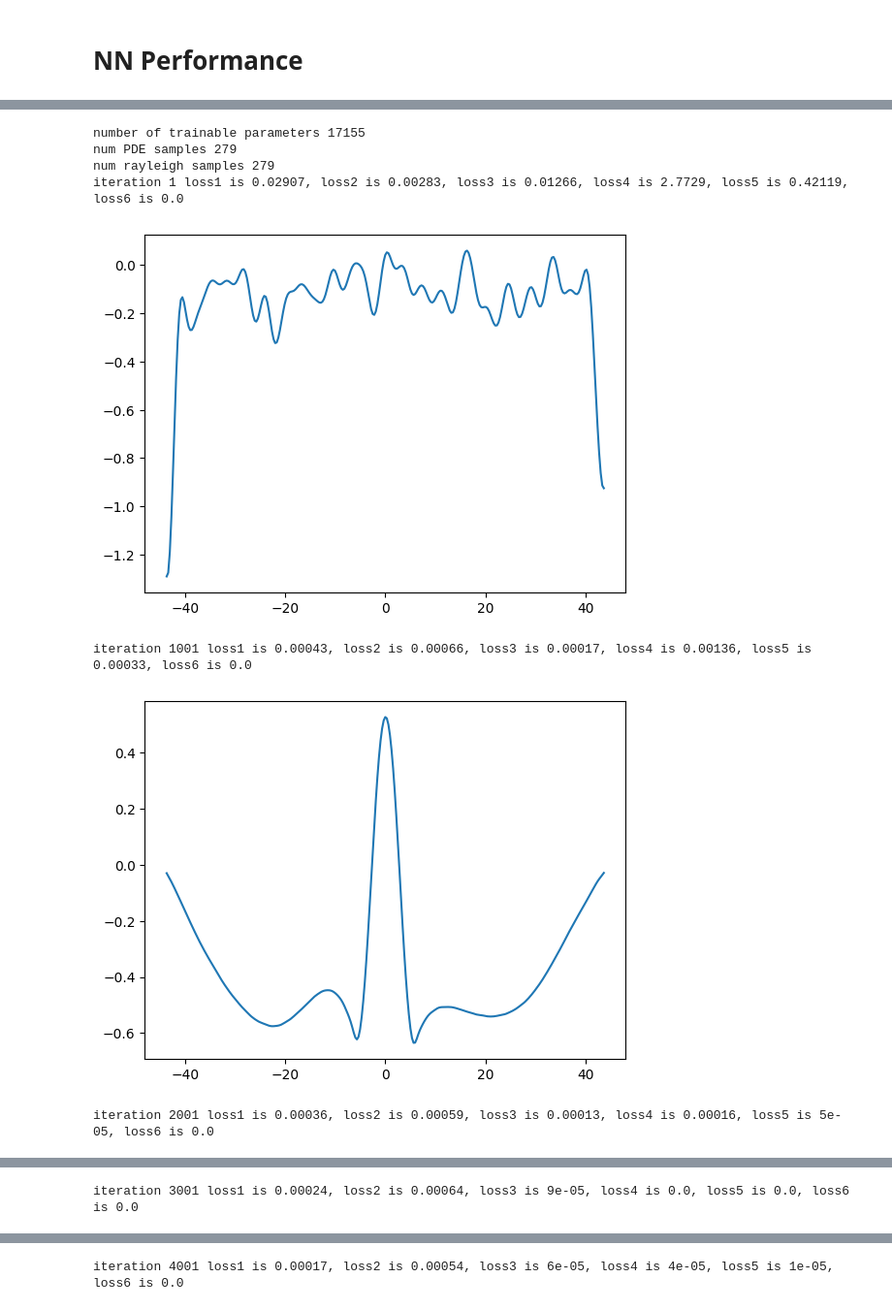
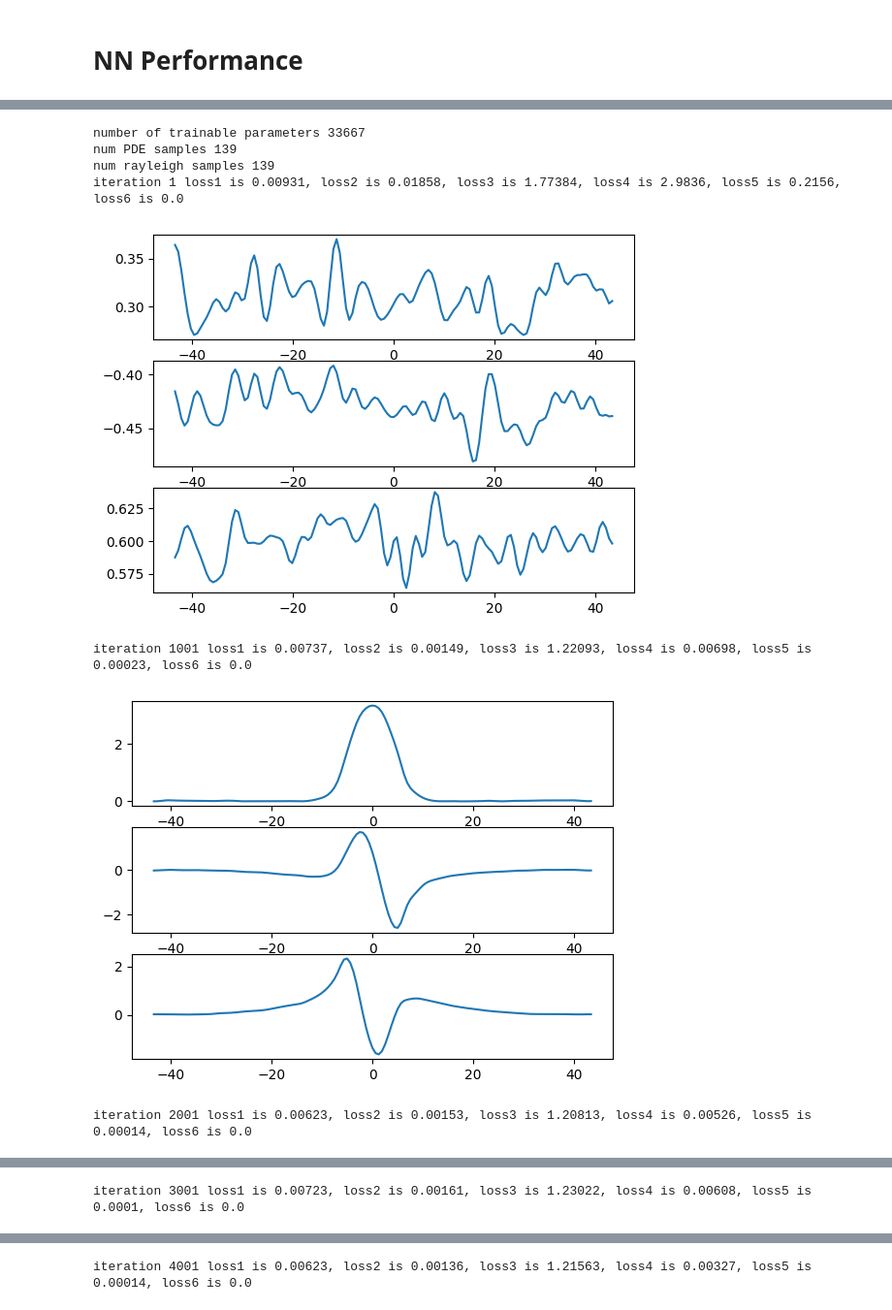
Before and after one commit to amrShares/a-stable-PGNN, a Jupyter notebook: notebooks/Slab E-filed formulation demonstration 01 TE.ipynb, the cells around one changed output, grey strips where cells are left out. Shown at 97% size. Cells and saved outputs as stored; diff of their text form; code cells hidden in the pictures.

```diff
--- a/notebooks/Slab E-filed formulation demonstration 01 TE.ipynb
+++ b/notebooks/Slab E-filed formulation demonstration 01 TE.ipynb
@@ -65,6 +42,6 @@ reference_device = devices.SlabWaveguide(RIs, lambd, lengths, study=study, field
 # %%
-memory_type = torch.device('cpu')
+device = torch.device('cpu')
 dtype = torch.float64
 torch.manual_seed(42)
-num_modes = 3
+num_modes = 1
 # %%
@@ -87,27 +56,0 @@ num_modes = 3
-# %%
-all_errors = []
-all_rayleighs = []
-all_losses = []
-modes_ref = []
-rayleighs_ref = [n_core]
-mode_models = []
-for i in range(num_modes):
-  # network initialization
-  # torch.manual_seed(42)
-  # base_model = models.discontinuity_capturing_network(1, 64, 1, 3, ['DRBF', 'DRBF'])
-  base_model = models.vanilla_network(1, 64, 1, 3, 'DRBF')
-  base_model.apply(models.default_init)
-  optimzer = SOAP(base_model.parameters(), lr=1e-2, betas=(0.9, 0.99), weight_decay=0)
-  # scheduler = torch.optim.lr_scheduler.CosineAnnealingLR(optimzer, T_max=1000)
-  scheduler = torch.optim.lr_scheduler.MultiStepLR(optimzer, milestones=[1000], gamma=0.1)
-  device = devices.SlabWaveguideWithPINNs(RIs, lambd, lengths, study, field_type, base_model, False)
-
-  # training
-  train_agent = trainers.Trainer(dtype, device, memory_type, [samplers.uniform_grid], optimzer, scheduler, dx, n_upper=rayleighs_ref[-1])
-  loss_history, rayleigh_history, mode_errors_list, mode_ref = train_agent.train(2001, 1, weights=[1, 1e2, 1e1, 1, 1, 1e-2], verbose=1, sample_new=False, plot_solution=True, u_ref=modes_ref)
-  all_errors.append(mode_errors_list)
-  all_rayleighs.append(rayleigh_history)
-  all_losses.append(loss_history)
-  modes_ref.append(mode_ref)
-  rayleighs_ref.append(np.sqrt(rayleigh_history[0][-1]))
-  mode_models.append(device)
@@ -223,19 +110,18 @@ _**(1/2), '\n', reference_device.evaluate_analytical(x, 3)[1], '\n', NN_EI
 # %%
 torch.manual_seed(42)
-
-base_model = models.vanilla_network(1, 128, num_modes, 2, 'Siren')
-optimzer = torch.optim.Adamax(base_model.parameters(), lr=1e-2)
-scheduler = torch.optim.lr_scheduler.MultiStepLR(optimzer, milestones=[5000, 6000, 7000], gamma=0.2)
+base_model = models.vanilla_network(1, 128, 3, 3, 'Siren')
+optimzer = SOAP(base_model.parameters(), lr=1e-2)
+scheduler = torch.optim.lr_scheduler.MultiStepLR(optimzer, milestones=[5000, 7500], gamma=0.1)
 print('number of trainable parameters', sum([p.numel() for p in base_model.parameters() if p.requires_grad]))
-device = devices.SlabWaveguideWithPINNs(RIs, lambd, lengths, study, field_type, base_model, False)
-train_agent = trainers.Trainer(dtype, device, memory_type, [samplers.uniform_grid], optimzer, scheduler, dx)
-loss_history, rayleigh_history, mode_errors_list = train_agent.train(20001, num_modes, weights=[1/8, 1/32, 8, 1/4, 1, 1], verbose=1, sample_new=False, plot_solution=True)
+guide = guides.SlabWaveguideWithPINNs(RIs, lambd, lengths, study, field_type, base_model, False)
+train_agent = trainers.Trainer(dtype, guide, device, [samplers.uniform_grid], optimzer, scheduler, dx)
+loss_history, rayleigh_history, mode_errors_list, u_iter = train_agent.train(10001, 3, weights=[1, 2, 1, 1, 1, 1], verbose=1, sample_new=False, plot_solution=True, u_ref=None)
 # %% [output]
-number of trainable parameters 17155
-num PDE samples 279
-num rayleigh samples 279
-iteration 1 loss1 is 0.02907, loss2 is 0.00283, loss3 is 0.01266, loss4 is 2.7729, loss5 is 0.42119, loss6 is 0.0
+number of trainable parameters 33667
+num PDE samples 139
+num rayleigh samples 139
+iteration 1 loss1 is 0.00931, loss2 is 0.01858, loss3 is 1.77384, loss4 is 2.9836, loss5 is 0.2156, loss6 is 0.0
-[figure, old version]
+[figure, new version]
-iteration 1001 loss1 is 0.00043, loss2 is 0.00066, loss3 is 0.00017, loss4 is 0.00136, loss5 is 0.00033, loss6 is 0.0
+iteration 1001 loss1 is 0.00737, loss2 is 0.00149, loss3 is 1.22093, loss4 is 0.00698, loss5 is 0.00023, loss6 is 0.0
-[figure, old version]
+[figure, new version]
-iteration 2001 loss1 is 0.00036, loss2 is 0.00059, loss3 is 0.00013, loss4 is 0.00016, loss5 is 5e-05, loss6 is 0.0
+iteration 2001 loss1 is 0.00623, loss2 is 0.00153, loss3 is 1.20813, loss4 is 0.00526, loss5 is 0.00014, loss6 is 0.0
@@ -243 +129 @@ iteration 2001 loss1 is 0.00036, loss2 is 0.00059, loss3 is 0.00013, loss4 is 0.
-iteration 3001 loss1 is 0.00024, loss2 is 0.00064, loss3 is 9e-05, loss4 is 0.0, loss5 is 0.0, loss6 is 0.0
+iteration 3001 loss1 is 0.00723, loss2 is 0.00161, loss3 is 1.23022, loss4 is 0.00608, loss5 is 0.0001, loss6 is 0.0
@@ -245 +131 @@ iteration 3001 loss1 is 0.00024, loss2 is 0.00064, loss3 is 9e-05, loss4 is 0.0,
-iteration 4001 loss1 is 0.00017, loss2 is 0.00054, loss3 is 6e-05, loss4 is 4e-05, loss5 is 1e-05, loss6 is 0.0
+iteration 4001 loss1 is 0.00623, loss2 is 0.00136, loss3 is 1.21563, loss4 is 0.00327, loss5 is 0.00014, loss6 is 0.0
```
Also changed, not shown: parts of 33 cells of this notebook, 46 other files.
